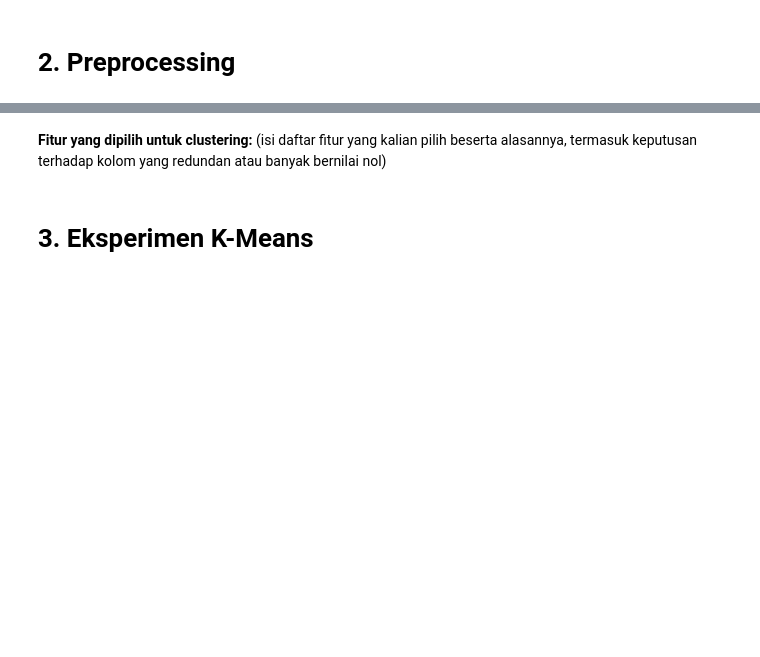
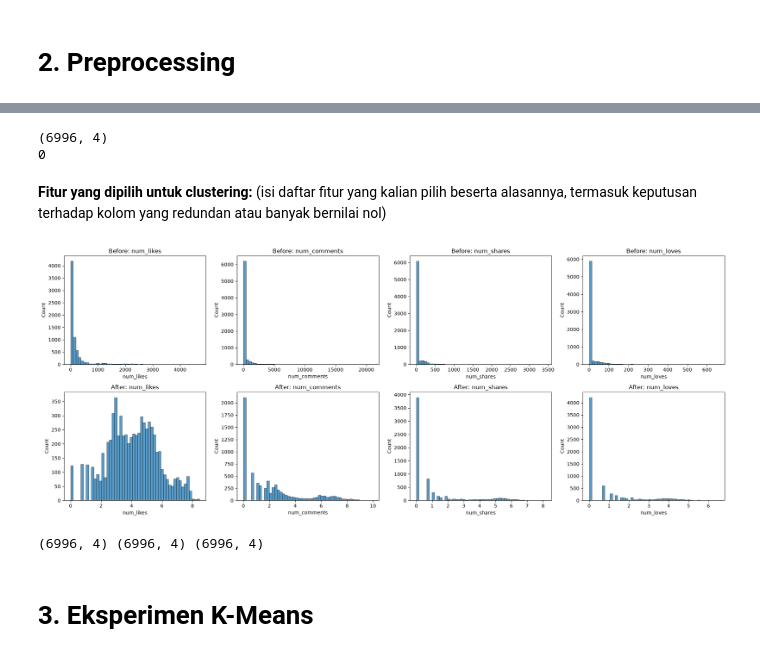
Before and after one commit to Bima-031/Modul-ML-Praktikum, a Jupyter notebook: 6. KMeans_Hierarchical Clustering/5054251031_KMeans_HC.ipynb, the cells around one changed output, grey strips where cells are left out. Saved outputs shown, nothing was run; the diff lists cells and outputs as text; code cells hidden in the pictures; blank space fills up the shorter version.

```diff
--- a/6. KMeans_Hierarchical Clustering/5054251031_KMeans_HC.ipynb
+++ b/6. KMeans_Hierarchical Clustering/5054251031_KMeans_HC.ipynb
@@ -66,0 +126,10 @@ Langkah-langkah yang harus dilakukan antara lain:
+# %%
+df = df.drop(columns=['status_id'])
+df = df.dropna(subset=['status_published'])
+df = df.drop_duplicates()
+
+cols_to_drop = ['num_reactions', 'num_wows', 'num_hahas', 'num_sads', 'num_angrys']
+df = df.drop(columns=cols_to_drop)
+
+print(df.shape)
+print(df.isnull().sum().sum())
@@ -67,2 +143,12 @@ Langkah-langkah yang harus dilakukan antara lain:
+# %%
+df.fillna(0, inplace=True)
+features = ['num_likes', 'num_comments', 'num_shares', 'num_loves']
+X = df[features].copy()
+metadata = df[['status_type', 'status_published']].copy()
+print(X.shape)
+print(X.isnull().sum().sum())
+# %% [output]
+(6996, 4)
+0
 # %% [markdown]
 **Fitur yang dipilih untuk clustering:** (isi daftar fitur yang kalian pilih beserta alasannya, termasuk keputusan terhadap kolom yang redundan atau banyak bernilai nol)
@@ -77,3 +155,23 @@ Langkah-langkah yang harus dilakukan antara lain:
+# %%
+X_log = np.log1p(X)
+fig, axes = plt.subplots(2, 4, figsize=(20, 8))
+for i, col in enumerate(features):
+    sns.histplot(X[col], bins=50, ax=axes[0, i])
+    axes[0, i].set_title(f'Before: {col}')
+    sns.histplot(X_log[col], bins=50, ax=axes[1, i])
+    axes[1, i].set_title(f'After: {col}')
+plt.tight_layout()
+plt.show()
+# %% [output]
+[figure, added]
+# %%
+scaler = StandardScaler()
+X_raw = X.copy()
+X_raw_scaled = scaler.fit_transform(X_raw)
+X_log_scaled = scaler.fit_transform(X_log)
+print(X_raw.shape, X_raw_scaled.shape, X_log_scaled.shape)
+# %% [output]
+(6996, 4) (6996, 4) (6996, 4)
 # %% [markdown]
 # 3. Eksperimen K-Means
 # %% [markdown]
```
Also changed, not shown: parts of 61 cells of this notebook.
